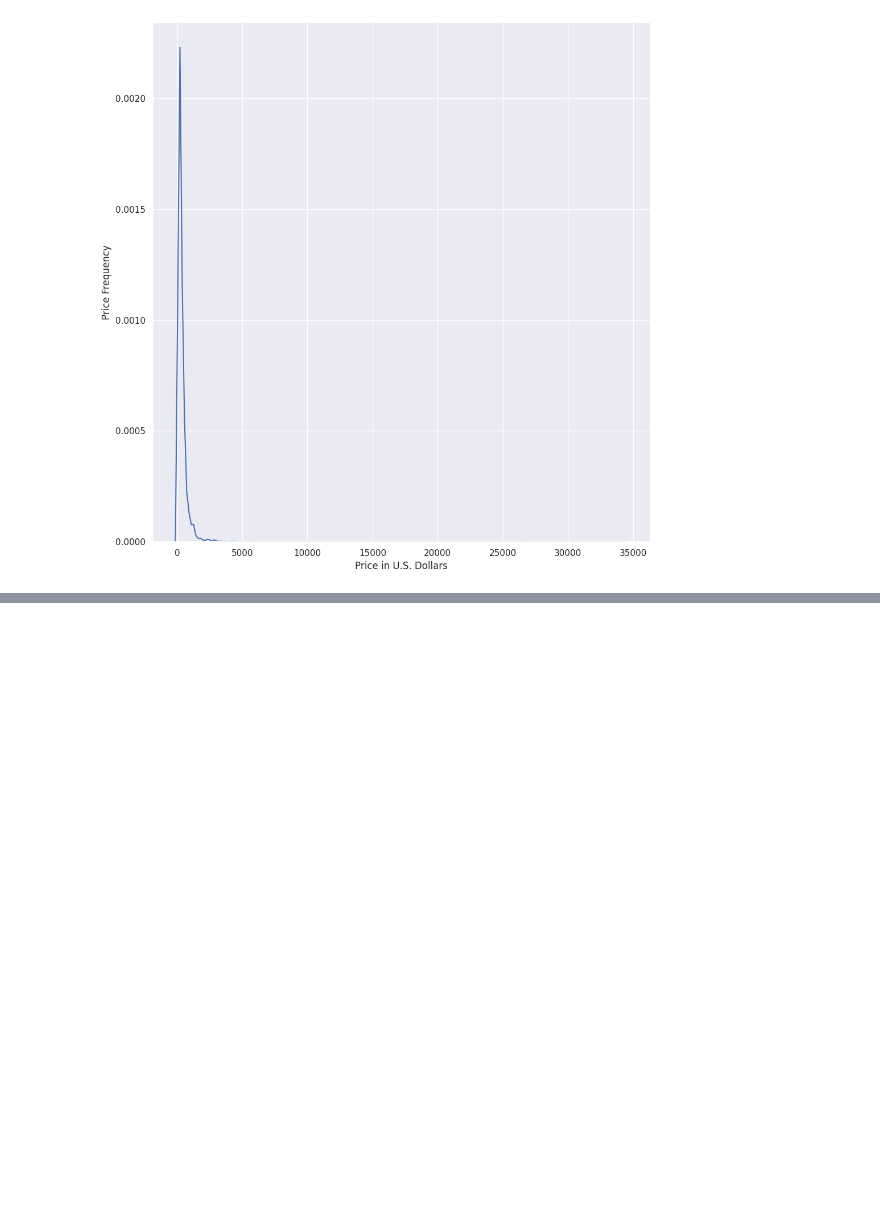
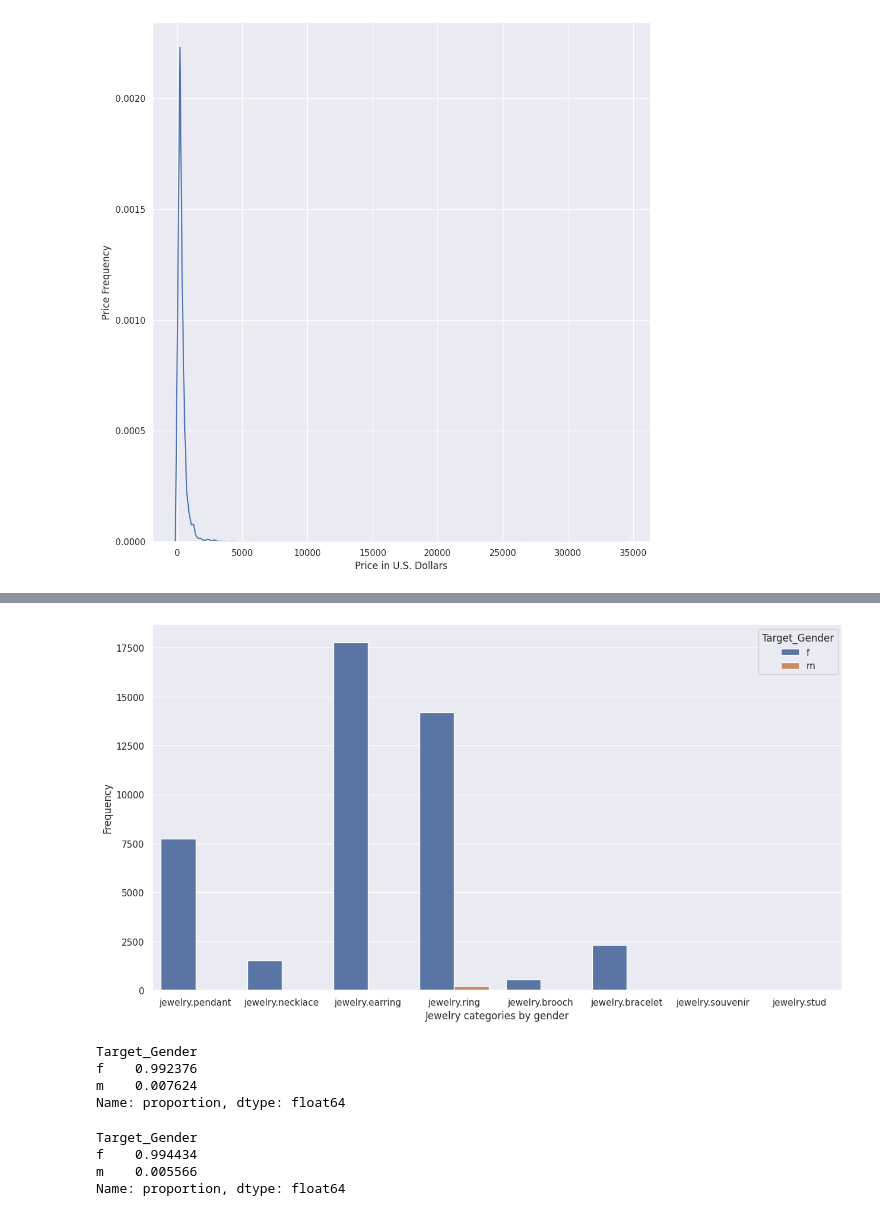
Before and after one commit to Mercymerine/Amdari21DayDataChallenge, a Jupyter notebook: jewellery.ipynb, the cells around one changed output, grey strips where cells are left out. Saved outputs shown, nothing was run; the diff lists cells and outputs as text; code cells hidden in the pictures; blank space fills up the shorter version.

```diff
--- a/jewellery.ipynb
+++ b/jewellery.ipynb
@@ -162,0 +306,27 @@ plt.show();plt.close()
+# %%
+#Jewelry category by Gender
+plt.figure(figsize=(15, 8))
+
+sns.countplot(data=real_categories, x='Category_alias', hue='Target_Gender')
+
+plt.xlabel('Jewelry categories by gender')
+plt.ylabel('Frequency')
+plt.show();plt.close()
+# %% [output]
+[figure, added]
+# %%
+#Gender skew in original data
+data['Target_Gender'].value_counts(normalize=True)
+# %% [output]
+Target_Gender
+f    0.992376
+m    0.007624
+Name: proportion, dtype: float64
+# %%
+#Gender skew in original data
+real_categories['Target_Gender'].value_counts(normalize=True)
+# %% [output]
+Target_Gender
+f    0.994434
+m    0.005566
+Name: proportion, dtype: float64
```
Also changed, not shown: parts of 41 cells of this notebook.
